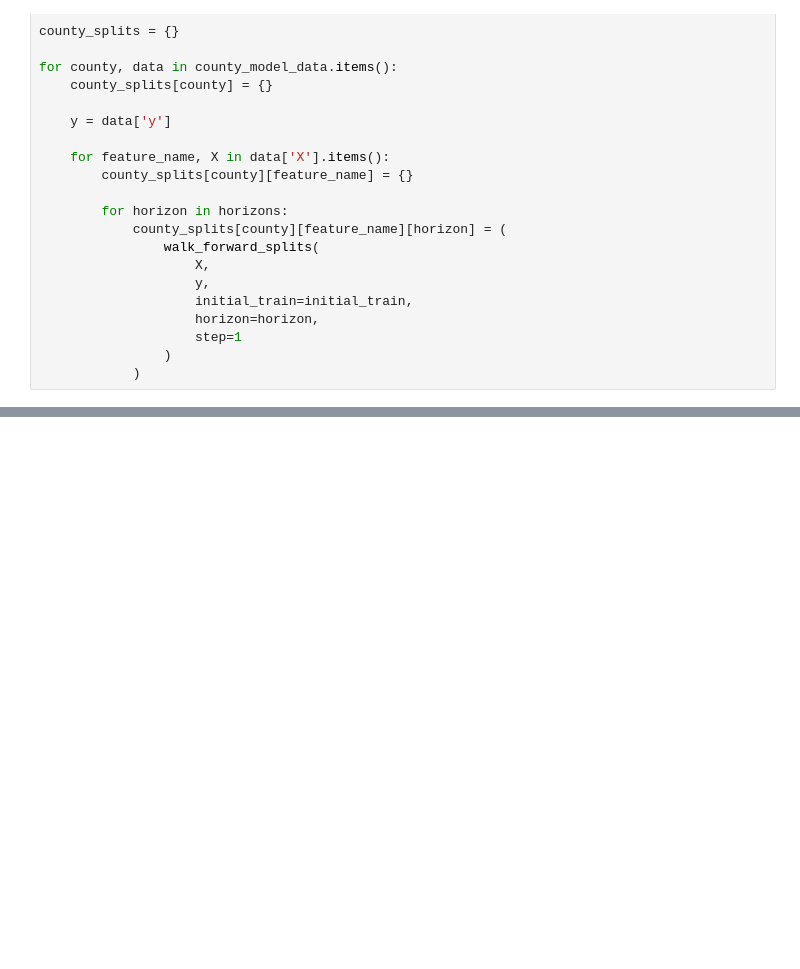
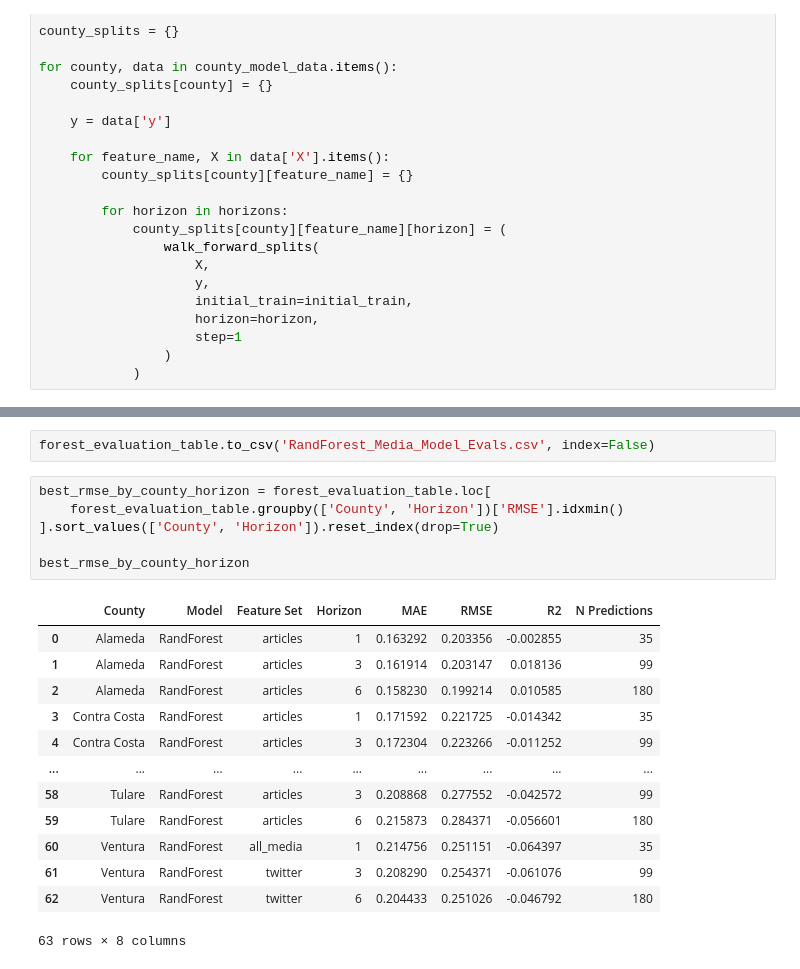
Before and after one commit to MBanuelos/ValleyFever-MediaSignals, a Jupyter notebook: notebooks/Media_Forest.ipynb, the cells around one changed output, grey strips where cells are left out. Drawn from its saved outputs; the diff is of its cells as text; blank space fills up the shorter version.

```diff
--- a/notebooks/Media_Forest.ipynb
+++ b/notebooks/Media_Forest.ipynb
@@ -811,0 +828,22 @@ NameError: name 'forest_results' is not defined
+# %%
+forest_evaluation_table.to_csv('RandForest_Media_Model_Evals.csv', index=False)
+# %%
+best_rmse_by_county_horizon = forest_evaluation_table.loc[
+    forest_evaluation_table.groupby(['County', 'Horizon'])['RMSE'].idxmin()
+].sort_values(['County', 'Horizon']).reset_index(drop=True)
+
+best_rmse_by_county_horizon
+# %% [output]
+|  | County | Model | Feature Set | Horizon | MAE | RMSE | R2 | N Predictions |
+| 0 | Alameda | RandForest | articles | 1 | 0.163292 | 0.203356 | -0.002855 | 35 |
+| 1 | Alameda | RandForest | articles | 3 | 0.161914 | 0.203147 | 0.018136 | 99 |
+| 2 | Alameda | RandForest | articles | 6 | 0.158230 | 0.199214 | 0.010585 | 180 |
+| 3 | Contra Costa | RandForest | articles | 1 | 0.171592 | 0.221725 | -0.014342 | 35 |
+| 4 | Contra Costa | RandForest | articles | 3 | 0.172304 | 0.223266 | -0.011252 | 99 |
+| ... | ... | ... | ... | ... | ... | ... | ... | ... |
+| 58 | Tulare | RandForest | articles | 3 | 0.208868 | 0.277552 | -0.042572 | 99 |
+| 59 | Tulare | RandForest | articles | 6 | 0.215873 | 0.284371 | -0.056601 | 180 |
+| 60 | Ventura | RandForest | all_media | 1 | 0.214756 | 0.251151 | -0.064397 | 35 |
+| 61 | Ventura | RandForest | twitter | 3 | 0.208290 | 0.254371 | -0.061076 | 99 |
+| 62 | Ventura | RandForest | twitter | 6 | 0.204433 | 0.251026 | -0.046792 | 180 |
+63 rows × 8 columns
```
Also changed, not shown: parts of 4 cells of this notebook, 2 other files.
